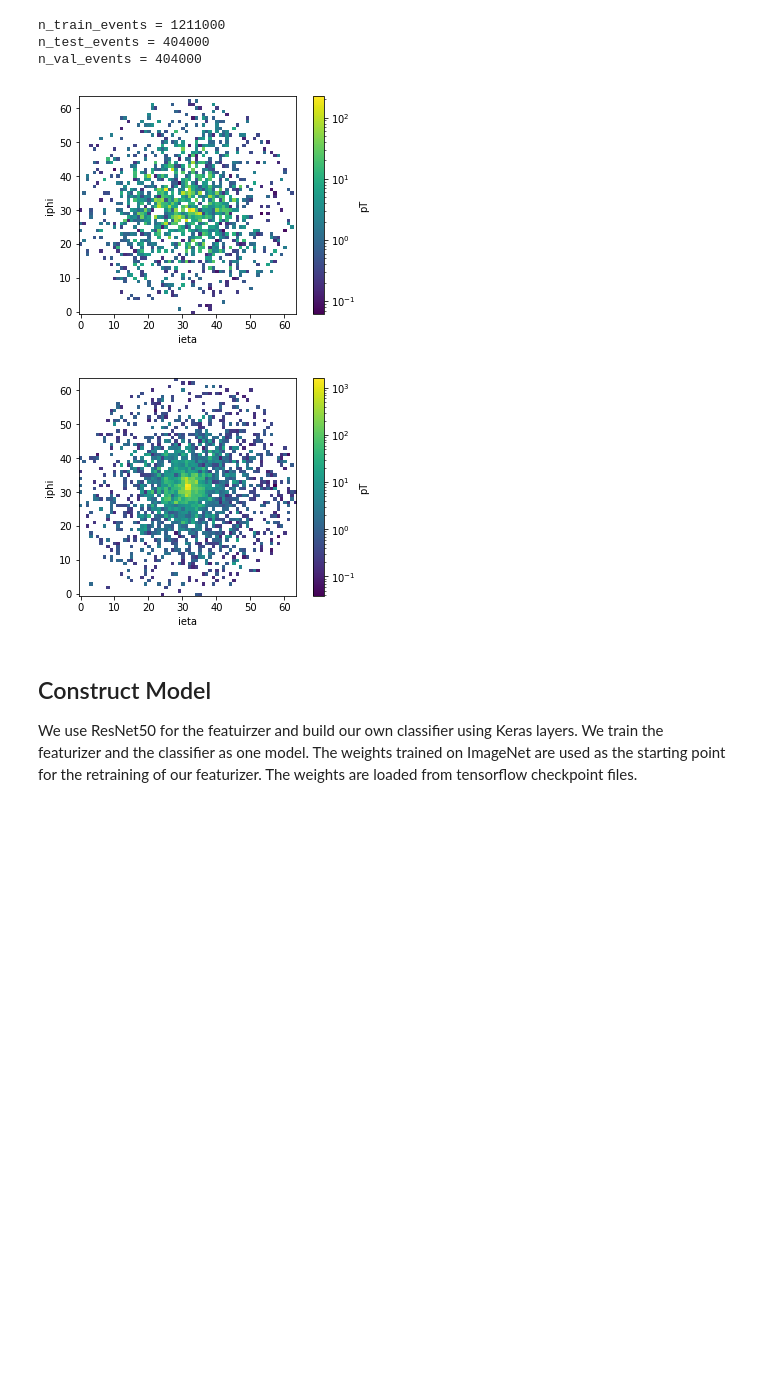
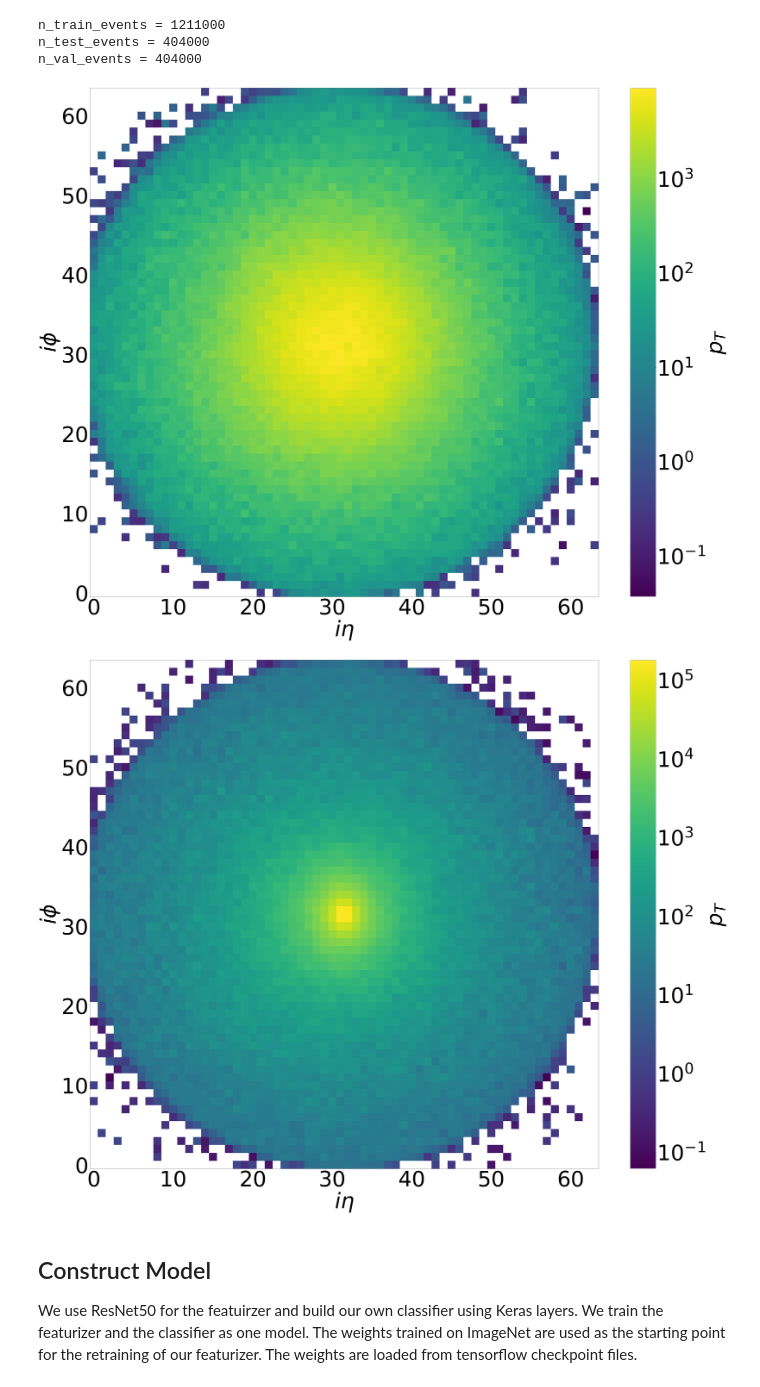
Before and after one commit to davidho27941/MachineLearningNotebooks, a Jupyter notebook: project-brainwave/project-brainwave-custom-weights-retrain-fulldataset.ipynb, the cells around one changed output. Drawn from its saved outputs; the diff is of its cells as text; code cells hidden in the pictures; blank space fills up the shorter version.

```diff
--- a/project-brainwave/project-brainwave-custom-weights-retrain-fulldataset.ipynb
+++ b/project-brainwave/project-brainwave-custom-weights-retrain-fulldataset.ipynb
@@ -82,29 +84,42 @@ n_val_events = 404000
 # %%
 import matplotlib as mpl
 import matplotlib.pyplot as plt
-a, b = image_with_label(train_files[0],0,100)
+a, b = image_with_label(train_files[0],0,20000)
 new_a = np.swapaxes(a[:,:,:,0],0,2)
 new_a = np.swapaxes(new_a,0,1)
 c = np.dot(new_a,b[:,0])
 d = np.dot(new_a,b[:,1])
 %matplotlib inline
-plt.figure()
-plt.imshow(c.T, norm=mpl.colors.LogNorm(), origin='lower', interpolation='none')
-cbar = plt.colorbar()
-cbar.set_label('pT')
-plt.xlabel('ieta')
-plt.ylabel('iphi')
+#mpl.use('agg')
 
-plt.figure()
-plt.imshow(d.T, norm=mpl.colors.LogNorm(), origin='lower', interpolation='none')
-cbar = plt.colorbar()
-cbar.set_label('pT')
-plt.xlabel('ieta')
-plt.ylabel('iphi')
-plt.show()
+width = 64
+height = 64
+fontsize = 120
+
+plt.figure(figsize=(width,height))
+ax = plt.subplot()
+for label in (ax.get_xticklabels() + ax.get_yticklabels()): label.set_fontsize(fontsize)
+plt.imshow(c.T, norm=mpl.colors.LogNorm(), origin='lower', interpolation='nearest',label='top')
+cbar = plt.colorbar(shrink=0.82)
+cbar.ax.tick_params(labelsize=fontsize)
+cbar.set_label(r'$p_T$', fontsize=fontsize)
+plt.xlabel(r'$i\eta$', fontsize=fontsize)
+plt.ylabel(r'$i\phi$', fontsize=fontsize)
+plt.savefig('top.pdf')
+
+plt.figure(figsize=(width,height))
+ax = plt.subplot()
+for label in (ax.get_xticklabels() + ax.get_yticklabels()): label.set_fontsize(fontsize)
+plt.imshow(d.T, norm=mpl.colors.LogNorm(), origin='lower', interpolation='nearest',label='QCD')
+cbar = plt.colorbar(shrink=0.82)
+cbar.ax.tick_params(labelsize=fontsize)
+cbar.set_label(r'$p_T$', fontsize=fontsize)
+plt.xlabel(r'$i\eta$', fontsize=fontsize)
+plt.ylabel(r'$i\phi$', fontsize=fontsize)
+plt.savefig('QCD.pdf')
 # %% [output]
-[figure, old version]
+[figure, new version]
-[figure, old version]
+[figure, new version]
 # %% [markdown]
 ## Construct Model
 We use ResNet50 for the featuirzer and build our own classifier using Keras layers. We train the featurizer and the classifier as one model. The weights trained on ImageNet are used as the starting point for the retraining of our featurizer. The weights are loaded from tensorflow checkpoint files.
```
Also changed, not shown: parts of 11 cells of this notebook, 2 other files.
